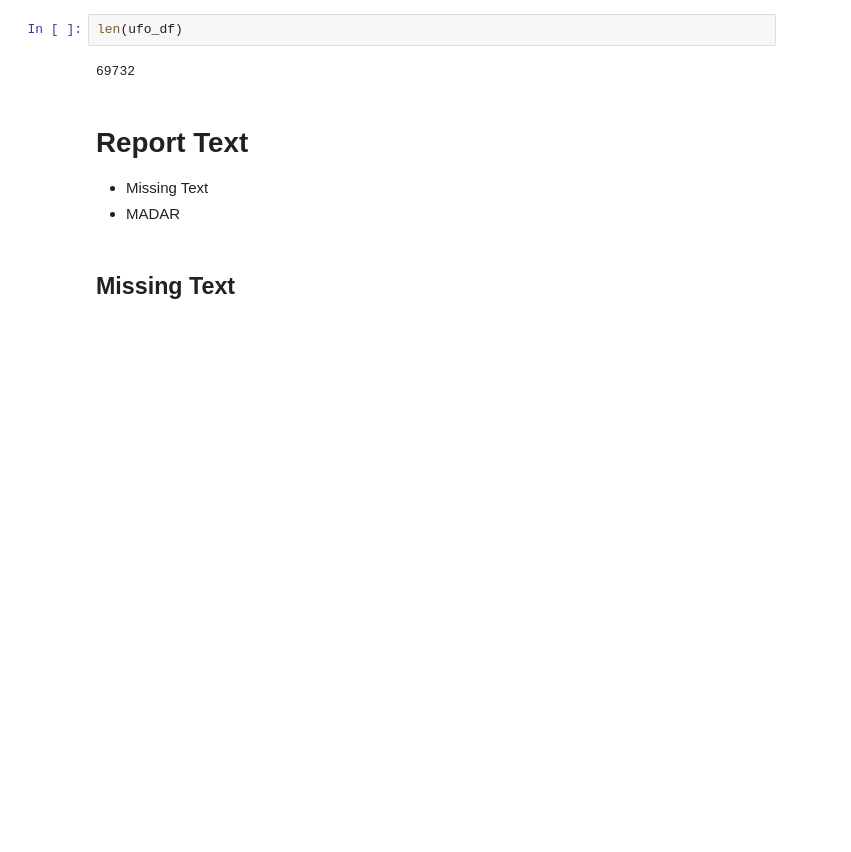
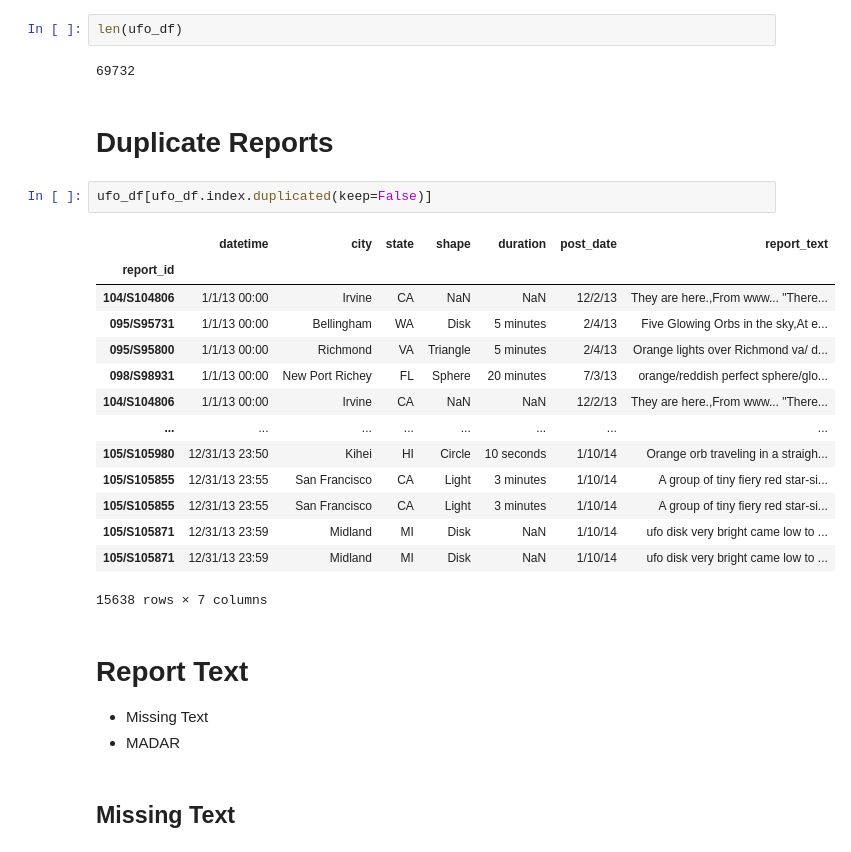
Before and after one commit to kevscon/ufo-reports, a Jupyter notebook: data_processing.ipynb, the cells around one changed output. Cells and saved outputs as stored; diff of their text form; blank space fills up the shorter version.

```diff
--- a/data_processing.ipynb
+++ b/data_processing.ipynb
@@ -29,6 +29,25 @@ ufo_df = raw_df.copy()
 len(ufo_df)
 # %% [output]
 69732
+# %% [markdown]
+# Duplicate Reports
+# %%
+ufo_df[ufo_df.index.duplicated(keep=False)]
+# %% [output]
+|  | datetime | city | state | shape | duration | post_date | report_text |
+| report_id |  |  |  |  |  |  |  |
+| 104/S104806 | 1/1/13 00:00 | Irvine | CA | NaN | NaN | 12/2/13 | They are here.,From www... "There... |
+| 095/S95731 | 1/1/13 00:00 | Bellingham | WA | Disk | 5 minutes | 2/4/13 | Five Glowing Orbs in the sky,At e... |
+| 095/S95800 | 1/1/13 00:00 | Richmond | VA | Triangle | 5 minutes | 2/4/13 | Orange lights over Richmond va/ d... |
+| 098/S98931 | 1/1/13 00:00 | New Port Richey | FL | Sphere | 20 minutes | 7/3/13 | orange/reddish perfect sphere/glo... |
+| 104/S104806 | 1/1/13 00:00 | Irvine | CA | NaN | NaN | 12/2/13 | They are here.,From www... "There... |
+| ... | ... | ... | ... | ... | ... | ... | ... |
+| 105/S105980 | 12/31/13 23:50 | Kihei | HI | Circle | 10 seconds | 1/10/14 | Orange orb traveling in a straigh... |
+| 105/S105855 | 12/31/13 23:55 | San Francisco | CA | Light | 3 minutes | 1/10/14 | A group of tiny fiery red star-si... |
+| 105/S105855 | 12/31/13 23:55 | San Francisco | CA | Light | 3 minutes | 1/10/14 | A group of tiny fiery red star-si... |
+| 105/S105871 | 12/31/13 23:59 | Midland | MI | Disk | NaN | 1/10/14 | ufo disk very bright came low to ... |
+| 105/S105871 | 12/31/13 23:59 | Midland | MI | Disk | NaN | 1/10/14 | ufo disk very bright came low to ... |
+15638 rows × 7 columns
 # %% [markdown]
 # Report Text
 - Missing Text
```
Also changed, not shown: parts of 2 cells of this notebook, 1 other file.
